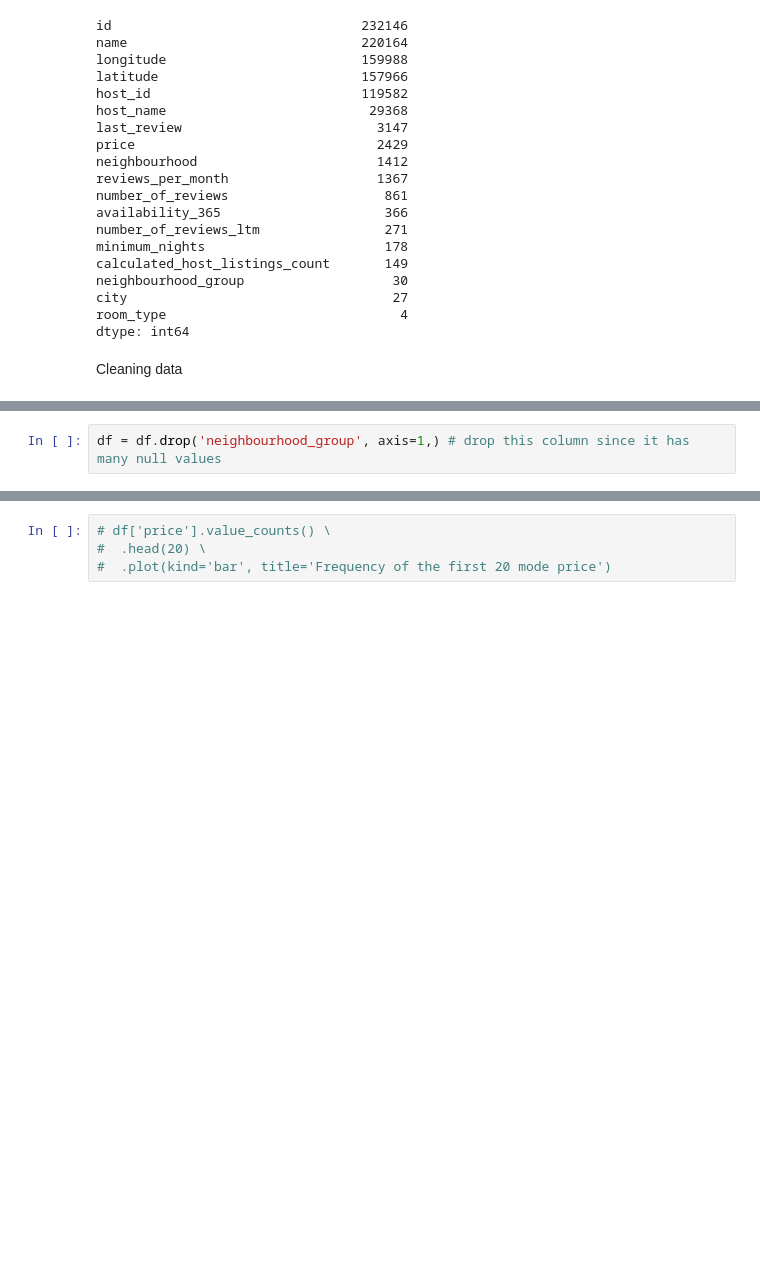
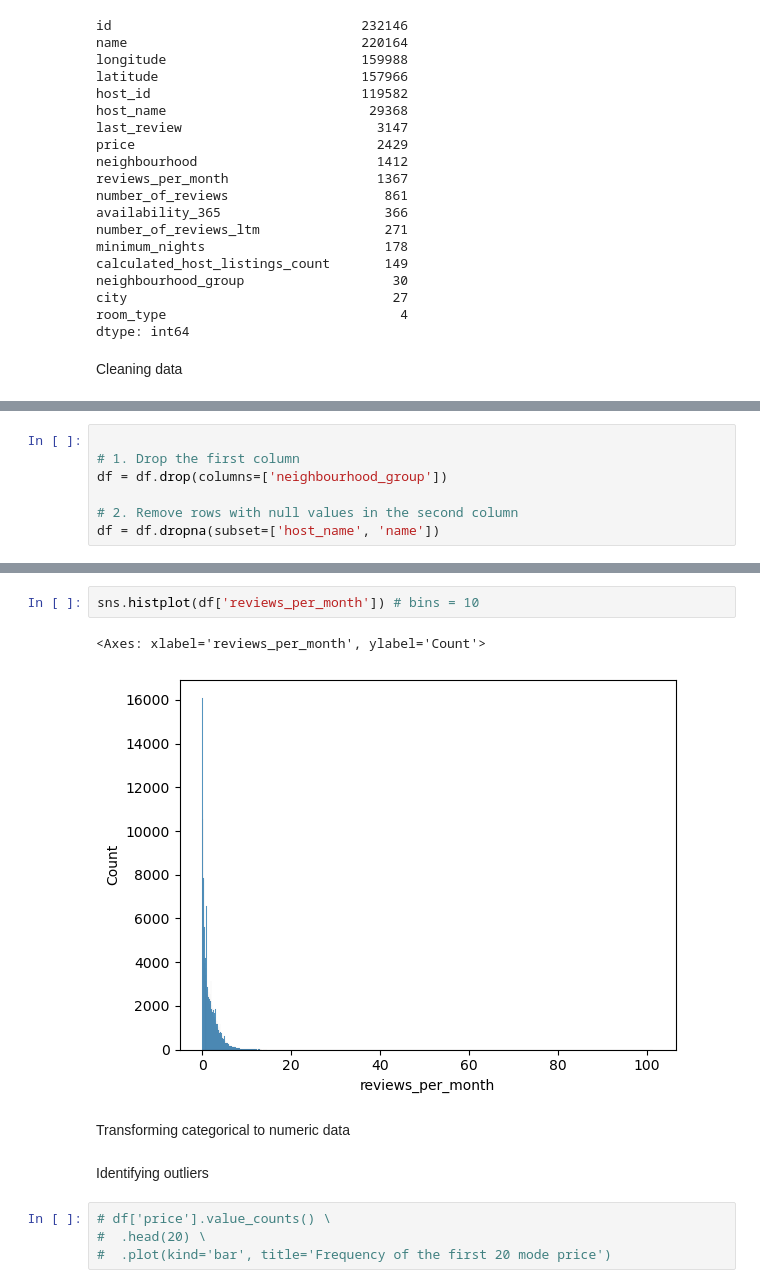
Before and after one commit to flo-shi/BNB-Price-Prediction, a Jupyter notebook: prediction.ipynb, the cells around one changed output, grey strips where cells are left out. Saved outputs shown, nothing was run; the diff lists cells and outputs as text; blank space fills up the shorter version.

Commit message:
outliers

```diff
--- a/prediction.ipynb
+++ b/prediction.ipynb
@@ -137,2 +113,0 @@ dtype: int64
-# %%
-df = df.drop('neighbourhood_group', axis=1,) # drop this column since it has many null values
@@ -174,0 +136,7 @@ Name: host_name, Length: 232147, dtype: object
+# %%
+
+# 1. Drop the first column
+df = df.drop(columns=['neighbourhood_group'])
+
+# 2. Remove rows with null values in the second column
+df = df.dropna(subset=['host_name', 'name'])
@@ -175,3 +173,12 @@ Name: host_name, Length: 232147, dtype: object
+# %%
+sns.histplot(df['reviews_per_month']) # bins = 10
+# %% [output]
+<Axes: xlabel='reviews_per_month', ylabel='Count'>
+[figure, added]
+# %% [markdown]
+Transforming categorical to numeric data
+# %% [markdown]
+Identifying outliers
 # %%
 # df['price'].value_counts() \
 #  .head(20) \
```
Also changed, not shown: parts of 15 cells of this notebook.
